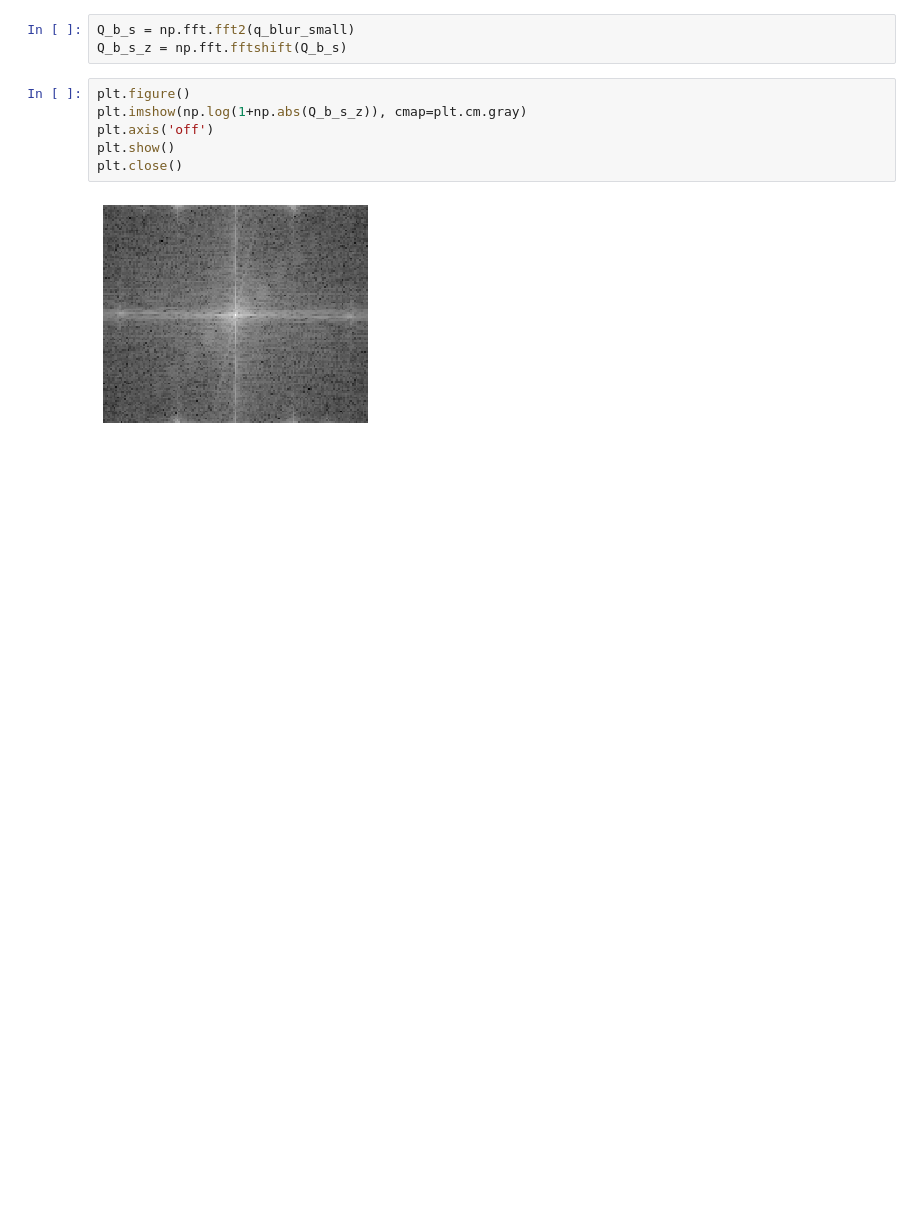
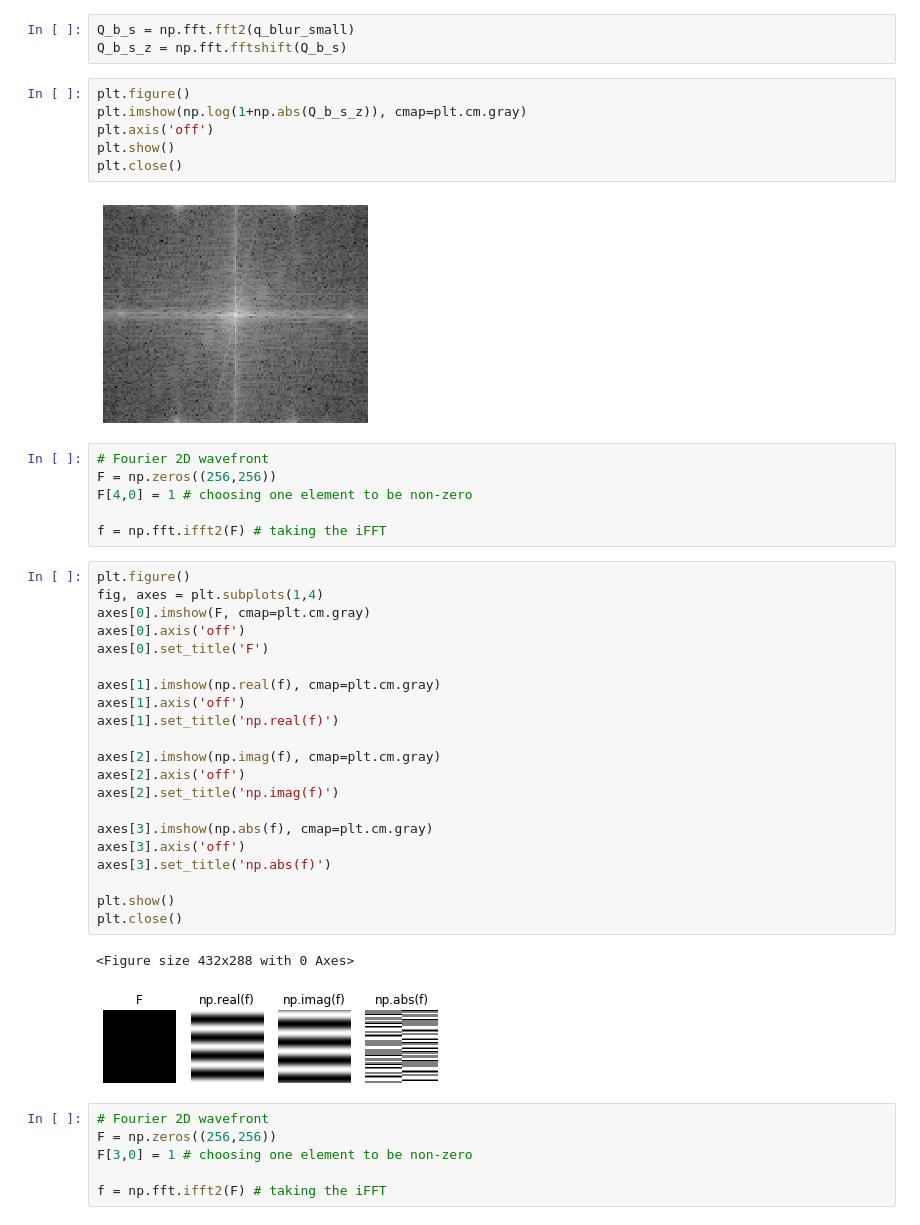
Before and after one commit to alishakiba/ComputerVision, a Jupyter notebook: Chapter4.ipynb, the cells around one changed output. Cells and saved outputs as stored; diff of their text form; blank space fills up the shorter version.

```diff
--- a/Chapter4.ipynb
+++ b/Chapter4.ipynb
@@ -456,3 +456,39 @@ plt.show()
 plt.close()
 # %% [output]
 [figure]
+# %%
+# Fourier 2D wavefront
+F = np.zeros((256,256))
+F[4,0] = 1 # choosing one element to be non-zero
+
+f = np.fft.ifft2(F) # taking the iFFT
+# %%
+plt.figure()
+fig, axes = plt.subplots(1,4)
+axes[0].imshow(F, cmap=plt.cm.gray)
+axes[0].axis('off')
+axes[0].set_title('F')
+
+axes[1].imshow(np.real(f), cmap=plt.cm.gray)
+axes[1].axis('off')
+axes[1].set_title('np.real(f)')
+
+axes[2].imshow(np.imag(f), cmap=plt.cm.gray)
+axes[2].axis('off')
+axes[2].set_title('np.imag(f)')
+
+axes[3].imshow(np.abs(f), cmap=plt.cm.gray)
+axes[3].axis('off')
+axes[3].set_title('np.abs(f)')
+
+plt.show()
+plt.close()
+# %% [output]
+<Figure size 432x288 with 0 Axes>
+[figure, added]
+# %%
+# Fourier 2D wavefront
+F = np.zeros((256,256))
+F[3,0] = 1 # choosing one element to be non-zero
+
+f = np.fft.ifft2(F) # taking the iFFT
```
Also changed, not shown: parts of 27 cells of this notebook.
